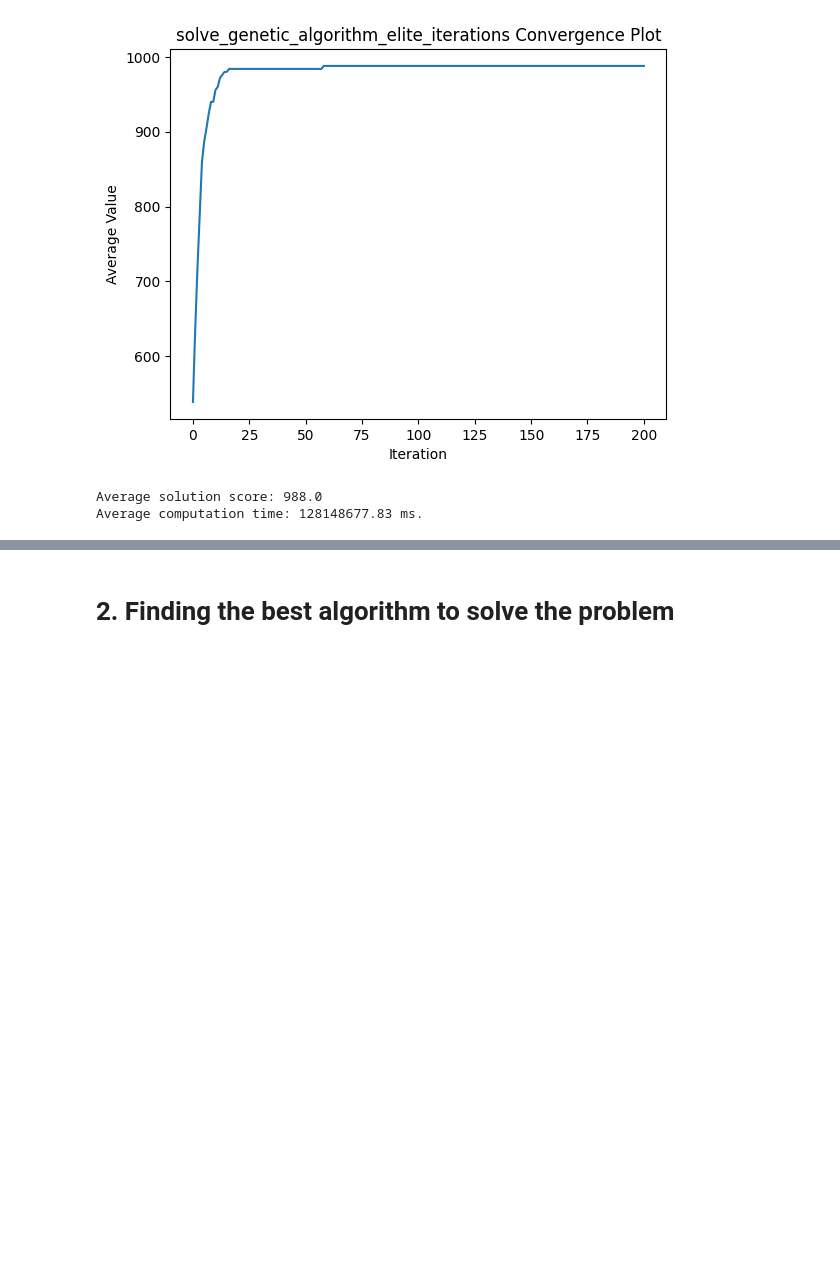
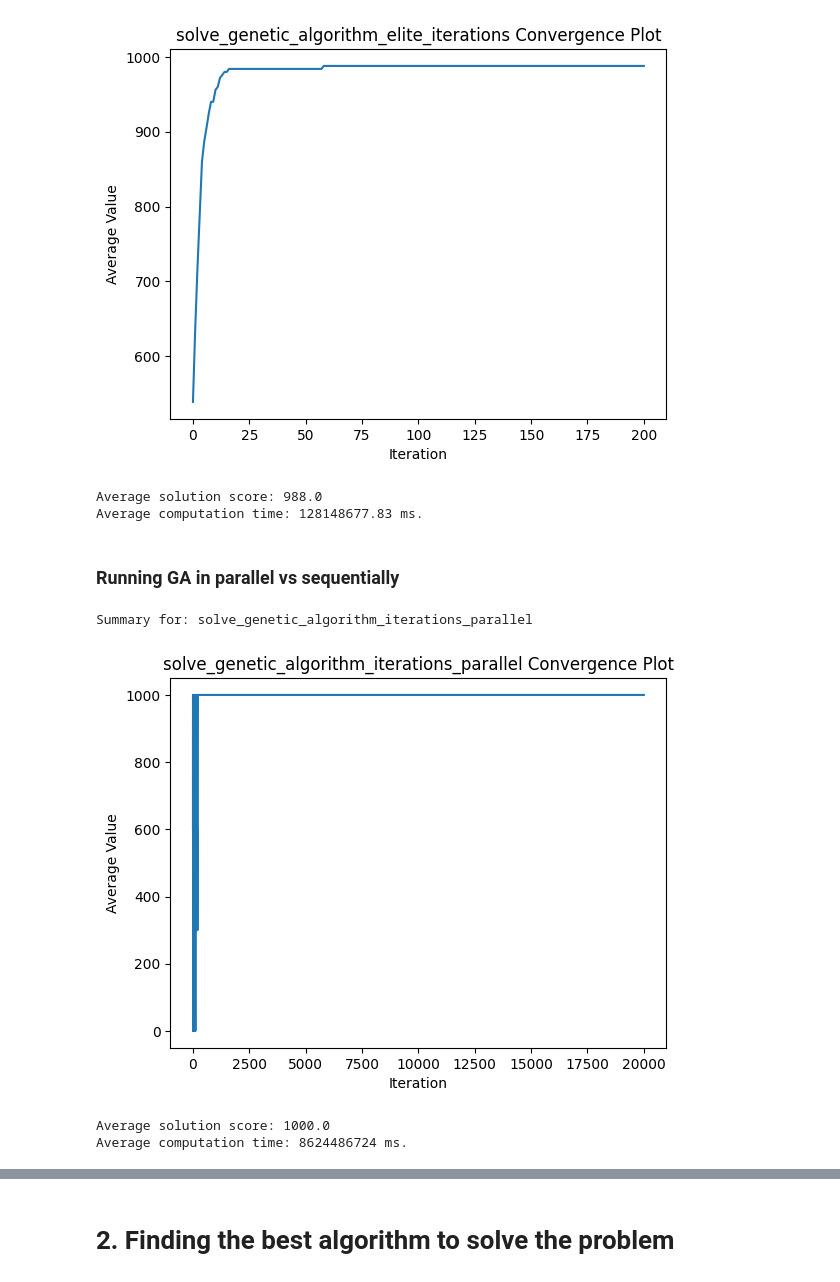
Before and after one commit to AntoniKania/metaheuristics, a Jupyter notebook: experiments.ipynb, the cells around one changed output, grey strips where cells are left out. Drawn from its saved outputs; the diff is of its cells as text; code cells hidden in the pictures; blank space fills up the shorter version.

Commit message:
running GA in parallel

```diff
--- a/experiments.ipynb
+++ b/experiments.ipynb
@@ -209,3 +209,13 @@ Summary for: solve_genetic_algorithm_elite_iterations
 [figure]
 Average solution score: 988.0
 Average computation time: 128148677.83 ms.
+# %% [markdown]
+### Running GA in parallel vs sequentially
+# %%
+results = run_experiment("solve_genetic_algorithm_iterations_parallel", 20000, default_problem, 1)
+show_results_summary(results, "solve_genetic_algorithm_iterations_parallel")
+# %% [output]
+Summary for: solve_genetic_algorithm_iterations_parallel
+[figure, added]
+Average solution score: 1000.0
+Average computation time: 8624486724 ms.
```
Also changed, not shown: parts of 4 cells of this notebook, 2 other files.
